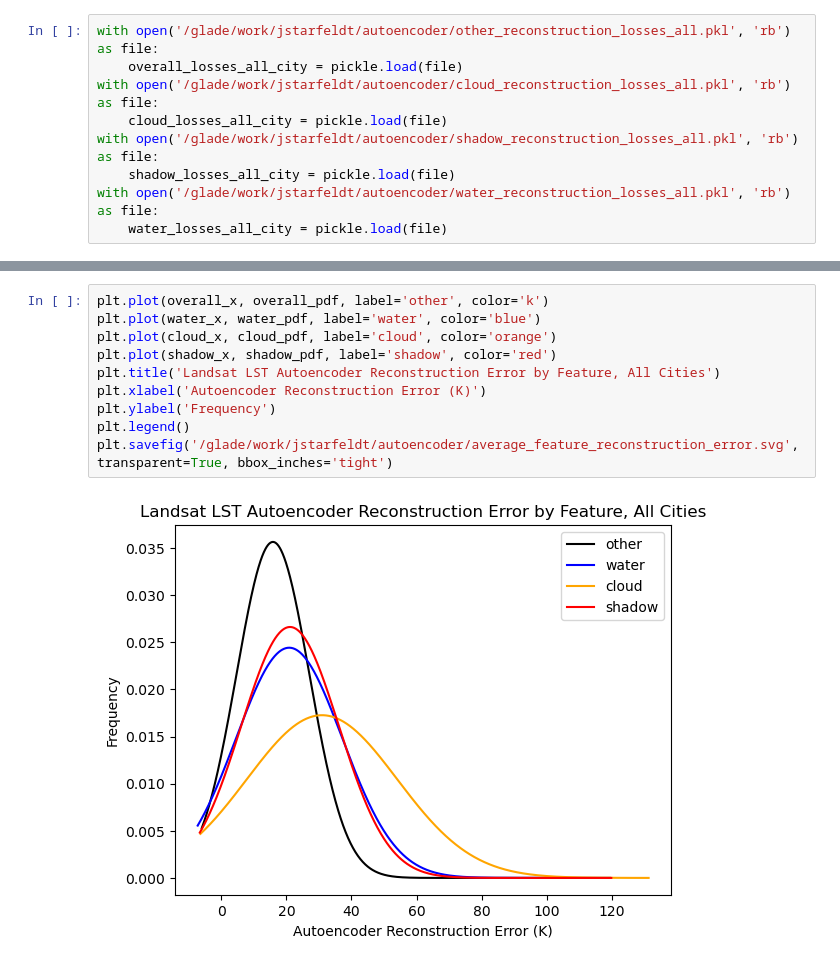
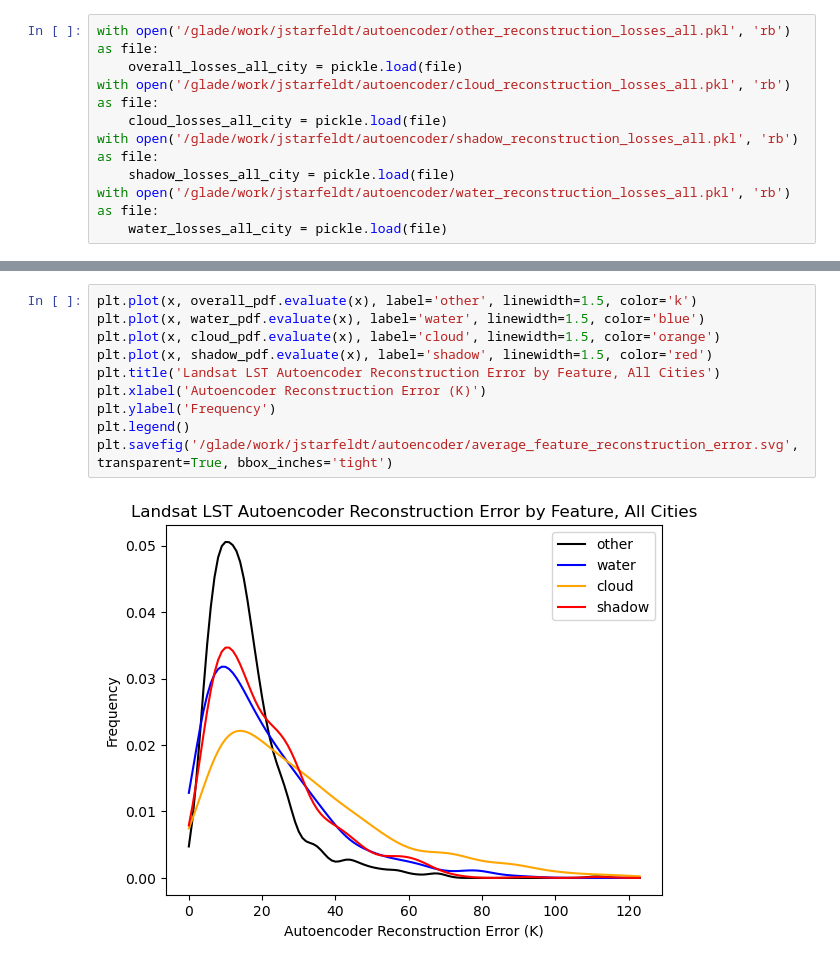
Before and after one commit to jstarfeldt/ML_UH_datasets, a Jupyter notebook: Jon_dataset_code/autoencoder.ipynb, the cells around one changed output, grey strips where cells are left out. Drawn from its saved outputs; the diff is of its cells as text.

```diff
--- a/Jon_dataset_code/autoencoder.ipynb
+++ b/Jon_dataset_code/autoencoder.ipynb
@@ -783,15 +802,15 @@ water_x, water_pdf = get_pdf(np.concatenate(water_losses_all_city))
-# %%
-plt.plot(overall_x, overall_pdf, label='other', color='k')
-plt.plot(water_x, water_pdf, label='water', color='blue')
-plt.plot(cloud_x, cloud_pdf, label='cloud', color='orange')
-plt.plot(shadow_x, shadow_pdf, label='shadow', color='red')
-plt.title('Landsat LST Autoencoder Reconstruction Error by Feature, All Cities')
-plt.xlabel('Autoencoder Reconstruction Error (K)')
-plt.ylabel('Frequency')
-plt.legend()
-plt.savefig('/glade/work/jstarfeldt/autoencoder/average_feature_reconstruction_error.svg', transparent=True, bbox_inches='tight')
-# %% [output]
-[figure, removed]
+# %%
+plt.plot(x, overall_pdf.evaluate(x), label='other', linewidth=1.5, color='k')
+plt.plot(x, water_pdf.evaluate(x), label='water', linewidth=1.5, color='blue')
+plt.plot(x, cloud_pdf.evaluate(x), label='cloud', linewidth=1.5, color='orange')
+plt.plot(x, shadow_pdf.evaluate(x), label='shadow', linewidth=1.5, color='red')
+plt.title('Landsat LST Autoencoder Reconstruction Error by Feature, All Cities')
+plt.xlabel('Autoencoder Reconstruction Error (K)')
+plt.ylabel('Frequency')
+plt.legend()
+plt.savefig('/glade/work/jstarfeldt/autoencoder/average_feature_reconstruction_error.svg', transparent=True, bbox_inches='tight')
+# %% [output]
+[figure, added]
 # %%
 fig, axs = plt.subplots(8, 6)
 fig.set_size_inches(24, 28)
```
Also changed, not shown: parts of 9 cells of this notebook, 3 other files.
